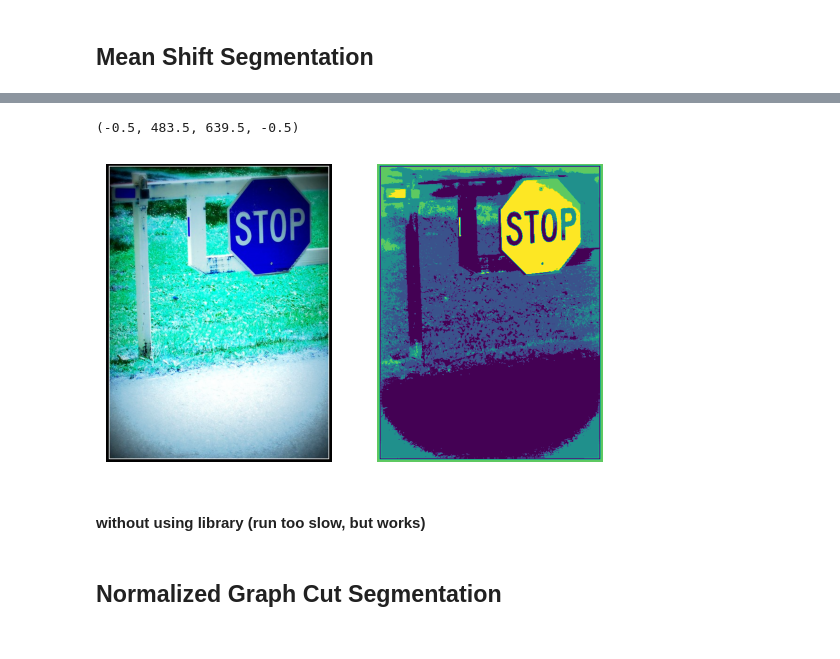
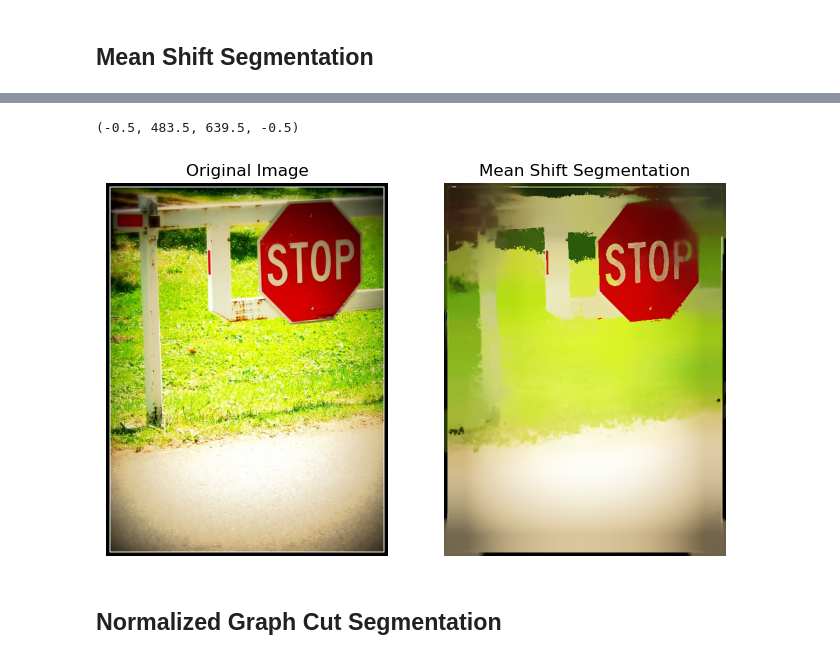
Before and after one commit to RemoShen/computerVisionClass, a Jupyter notebook: Project2/project2_Q3.ipynb, the cells around one changed output, grey strips where cells are left out. Cells and saved outputs as stored; diff of their text form; code cells hidden in the pictures.

```diff
--- a/Project2/project2_Q3.ipynb
+++ b/Project2/project2_Q3.ipynb
@@ -19,25 +9,0 @@ image = cv2.imread('stop.jpg')
-# %%
-original_shape = image.shape
-# Flatten image.
-X = np.reshape(image, [-1, 3])
-bandwidth = estimate_bandwidth(X, quantile=0.1, n_samples=700)
-ms = MeanShift(bandwidth=bandwidth, bin_seeding=True)
-ms.fit(X)
-labels = ms.labels_
-cluster_centers = ms.cluster_centers_
-labels_unique = np.unique(labels)
-n_clusters_ = len(labels_unique)
-segmented_image = np.reshape(labels, original_shape[:2])  # Just take size, ignore RGB channels.
-image = cv2.cvtColor(image, cv2.COLOR_RGB2BGR)
-plt.figure(2)
-plt.subplot(1, 2, 1)
-plt.imshow(image)
-plt.axis('off')
-plt.subplot(1, 2, 2)
-plt.imshow(segmented_image)
-plt.axis('off')
-# %% [output]
-(-0.5, 483.5, 639.5, -0.5)
-[figure, removed]
-# %% [markdown]
-#### without using library (run too slow, but works)
@@ -172,2 +48,20 @@ def estimate_bandwidth_manual(X, quantile=0.1, n_samples=700, k_neighbors=10):
+# %%
+# use the mean shift segmentation function
+segmented_image = cv2.pyrMeanShiftFiltering(image, 30, 110)
+# segmented_image = MeanShift(image, 30, 110)
+
+# display the images
+plt.figure(figsize=(8, 5))
+plt.subplot(1, 2, 1)
+plt.imshow(cv2.cvtColor(image, cv2.COLOR_BGR2RGB))
+plt.title('Original Image')
+plt.axis('off')
+plt.subplot(1, 2, 2)
+plt.imshow(cv2.cvtColor(segmented_image, cv2.COLOR_BGR2RGB))
+plt.title('Mean Shift Segmentation')
+plt.axis('off')
+# %% [output]
+(-0.5, 483.5, 639.5, -0.5)
+[figure, added]
 # %% [markdown]
 ## Normalized Graph Cut Segmentation
```
Also changed, not shown: parts of 15 cells of this notebook, 9 other files.
